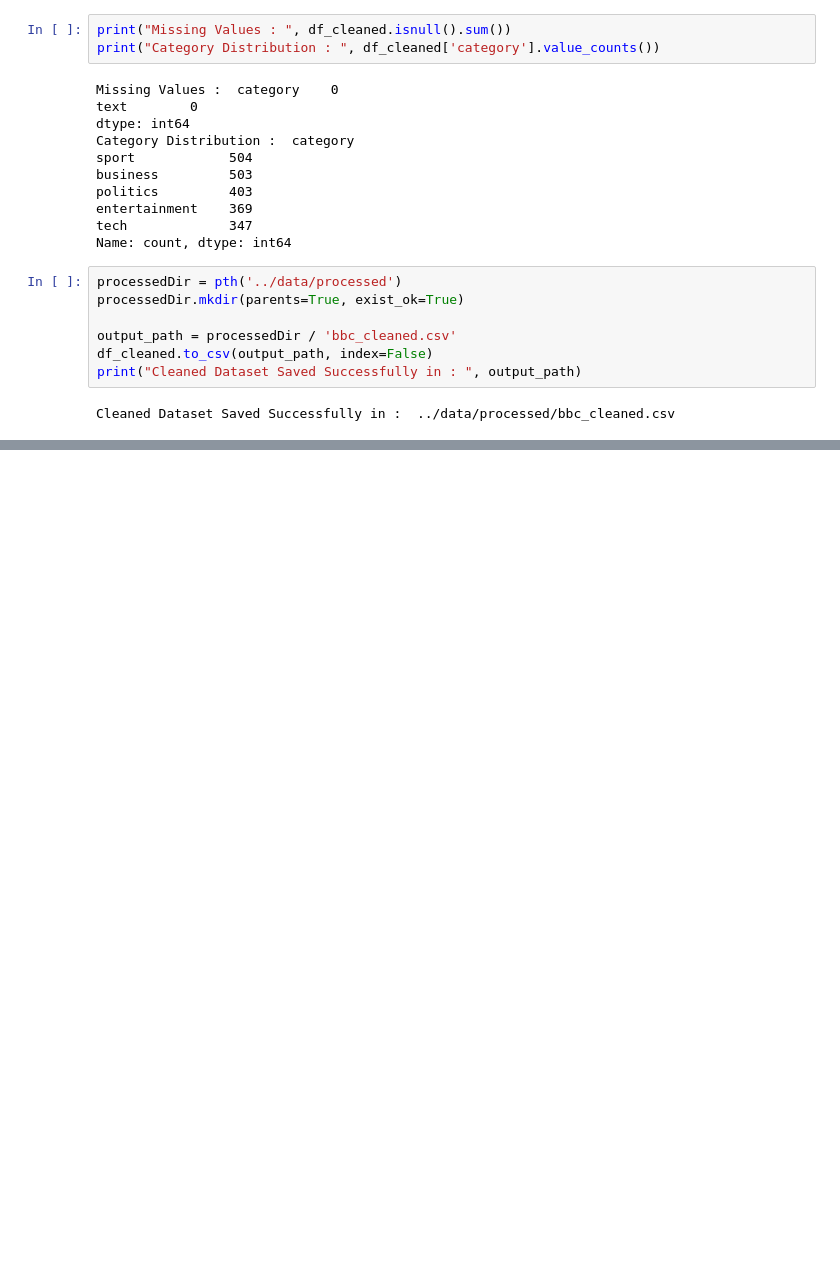
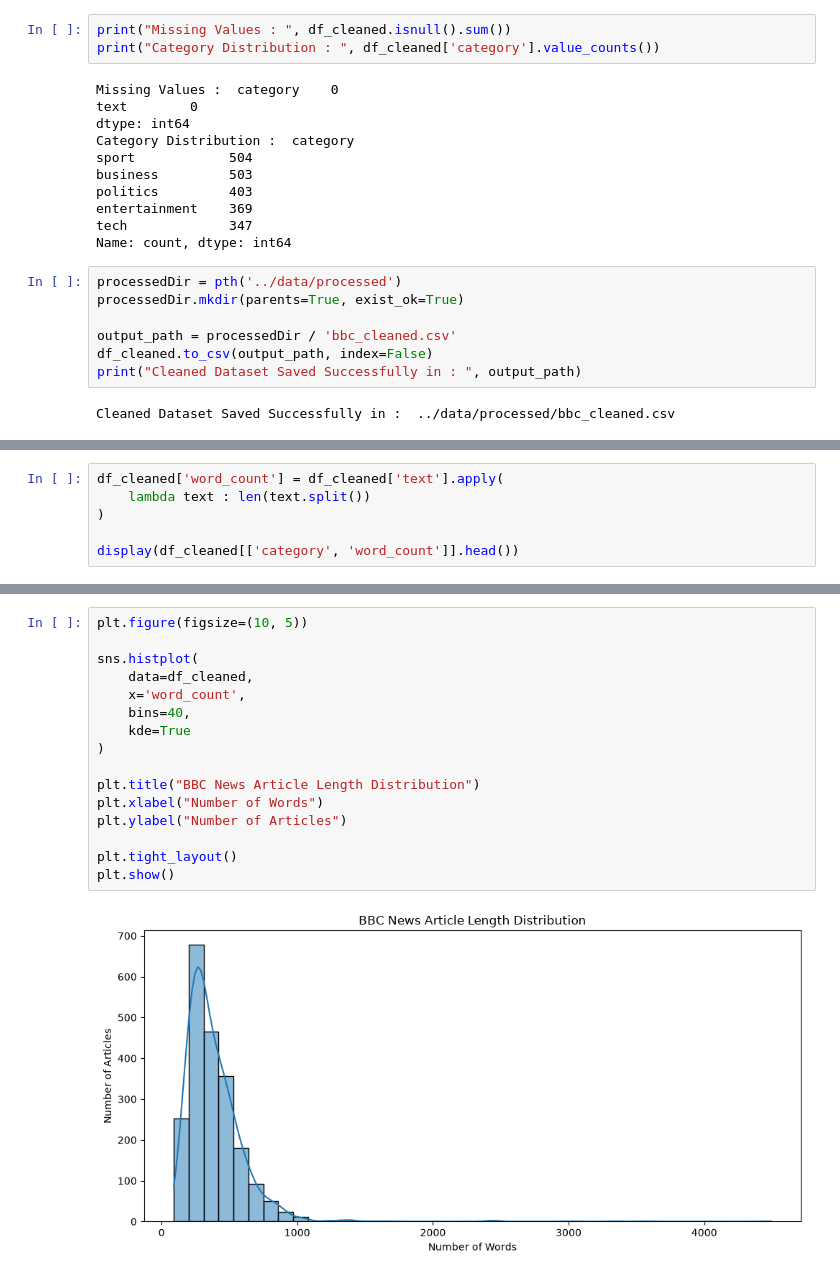
Before and after one commit to JIBANJYOTIMOHANTY/intelligent-ai-platform, a Jupyter notebook: ai-services/document-intelligence/notebooks/01_dataset_inspection.ipynb, the cells around one changed output, grey strips where cells are left out. Cells and saved outputs as stored; diff of their text form; blank space fills up the shorter version.

```diff
--- a/ai-services/document-intelligence/notebooks/01_dataset_inspection.ipynb
+++ b/ai-services/document-intelligence/notebooks/01_dataset_inspection.ipynb
@@ -161,0 +239,6 @@ Cleaned Dataset Saved Successfully in :  ../data/processed/bbc_cleaned.csv
+# %%
+df_cleaned['word_count'] = df_cleaned['text'].apply(
+    lambda text : len(text.split())
+)
+
+display(df_cleaned[['category', 'word_count']].head())
@@ -161,0 +264,18 @@ Cleaned Dataset Saved Successfully in :  ../data/processed/bbc_cleaned.csv
+# %%
+plt.figure(figsize=(10, 5))
+
+sns.histplot(
+    data=df_cleaned,
+    x='word_count',
+    bins=40,
+    kde=True
+)
+
+plt.title("BBC News Article Length Distribution")
+plt.xlabel("Number of Words")
+plt.ylabel("Number of Articles")
+
+plt.tight_layout()
+plt.show()
+# %% [output]
+[figure, added]
```
Also changed, not shown: parts of 10 cells of this notebook.
